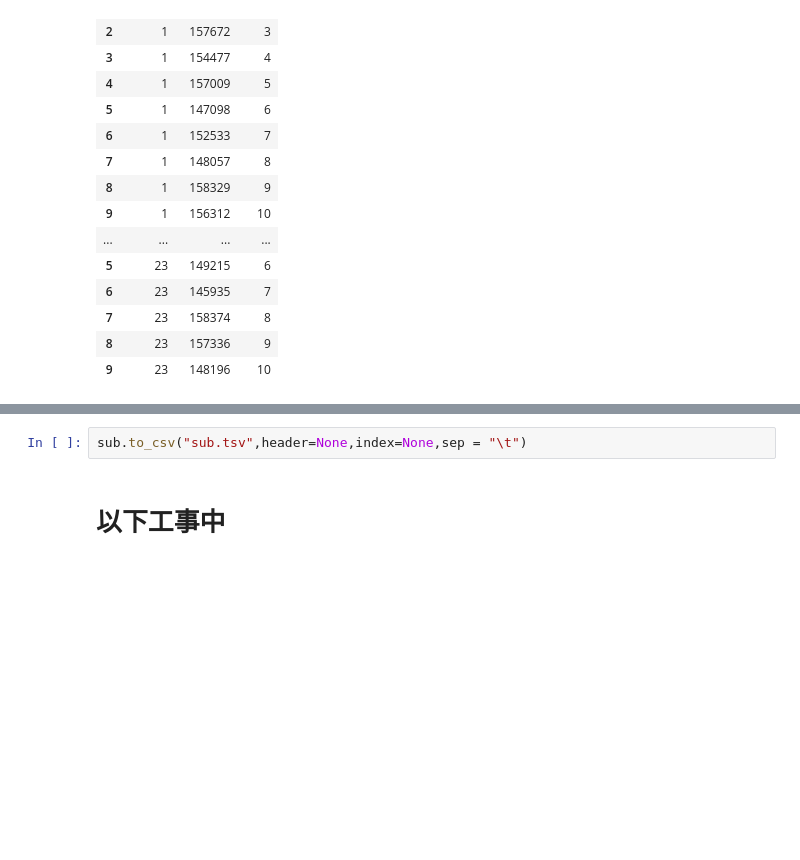
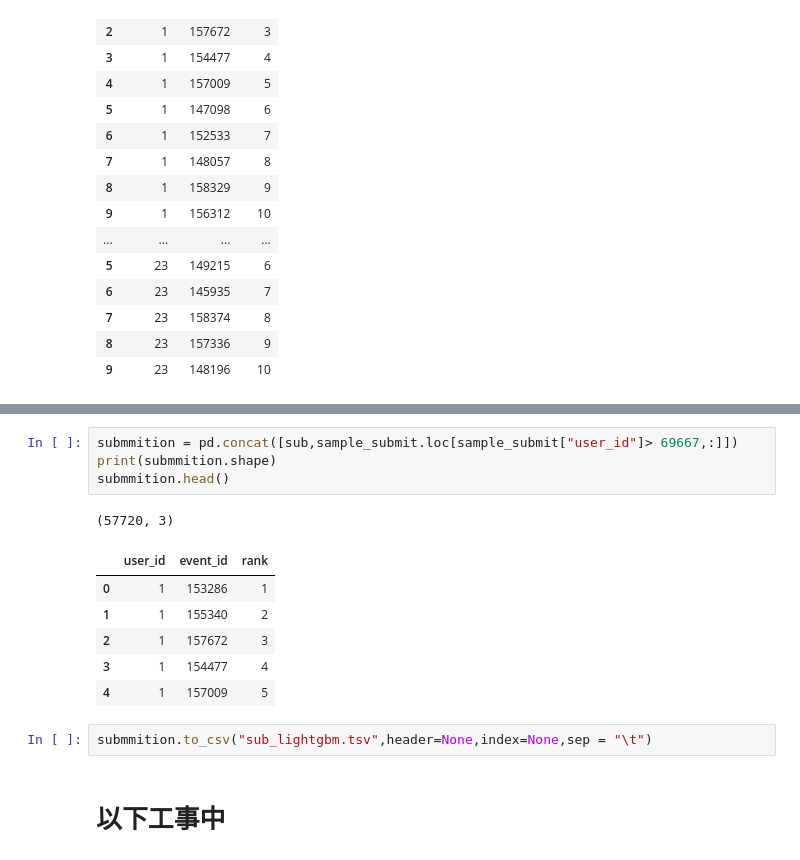
Before and after one commit to OhkaMLsemi/Machi_Kon, a Jupyter notebook: lightGBM.ipynb, the cells around one changed output, grey strips where cells are left out. Saved outputs shown, nothing was run; the diff lists cells and outputs as text; blank space fills up the shorter version.

```diff
--- a/lightGBM.ipynb
+++ b/lightGBM.ipynb
@@ -730,5 +813,17 @@ sub.head(50)
+# %%
+submmition = pd.concat([sub,sample_submit.loc[sample_submit["user_id"]> 69667,:]])
+print(submmition.shape)
+submmition.head()
+# %% [output]
+(57720, 3)
+|  | user_id | event_id | rank |
+| 0 | 1 | 153286 | 1 |
+| 1 | 1 | 155340 | 2 |
+| 2 | 1 | 157672 | 3 |
+| 3 | 1 | 154477 | 4 |
+| 4 | 1 | 157009 | 5 |
 # %%
-sub.to_csv("sub.tsv",header=None,index=None,sep = "\t")
+submmition.to_csv("sub_lightgbm.tsv",header=None,index=None,sep = "\t")
 # %% [markdown]
 # 以下工事中
 # %% [markdown]
```
Also changed, not shown: parts of 26 cells of this notebook.
